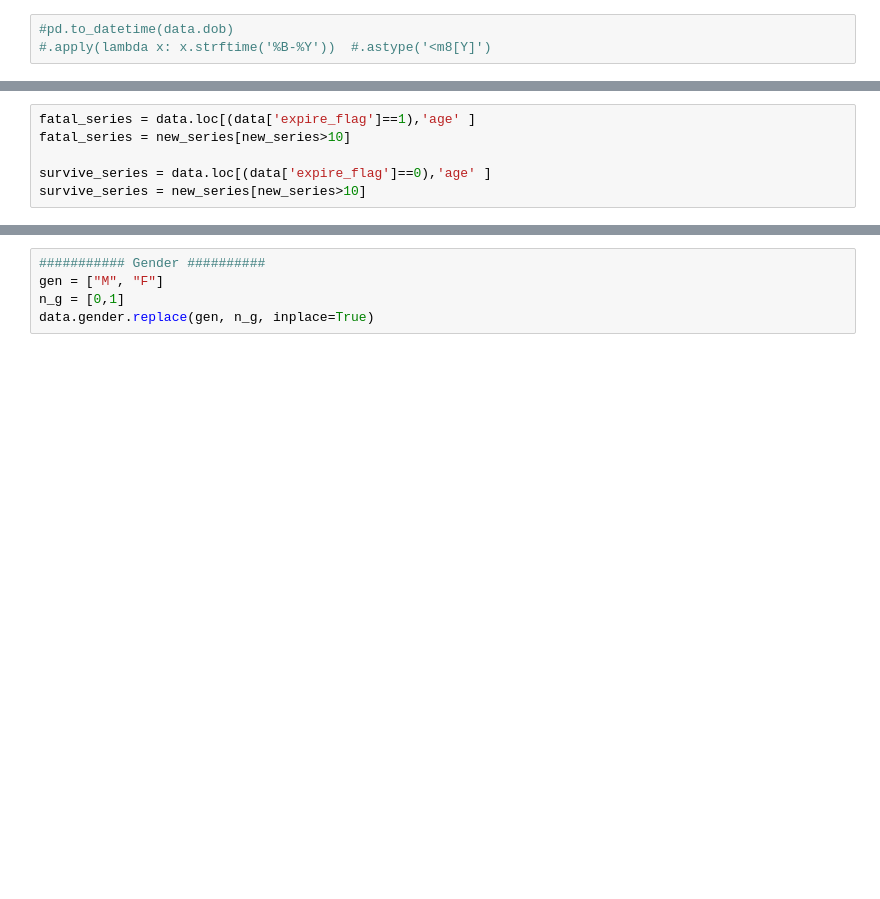
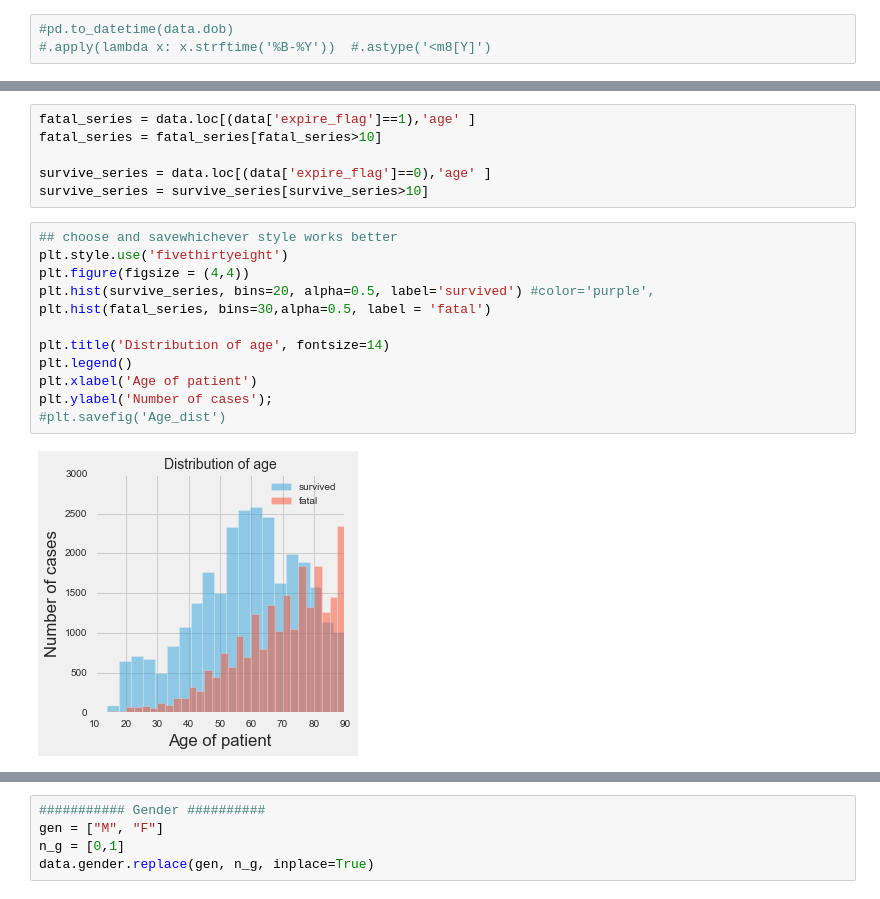
Before and after one commit to billiescodes/mortality_in_ICU, a Jupyter notebook: 01_ExploratoryAnalysis.ipynb, the cells around one changed output, grey strips where cells are left out. Drawn from its saved outputs; the diff is of its cells as text; blank space fills up the shorter version.

```diff
--- a/01_ExploratoryAnalysis.ipynb
+++ b/01_ExploratoryAnalysis.ipynb
@@ -187,7 +220,21 @@ data[data['age']<10.0]
 # %%
 fatal_series = data.loc[(data['expire_flag']==1),'age' ]
-fatal_series = new_series[new_series>10]
+fatal_series = fatal_series[fatal_series>10]
 
 survive_series = data.loc[(data['expire_flag']==0),'age' ]
-survive_series = new_series[new_series>10]
+survive_series = survive_series[survive_series>10]
+# %%
+## choose and savewhichever style works better
+plt.style.use('fivethirtyeight')
+plt.figure(figsize = (4,4))
+plt.hist(survive_series, bins=20, alpha=0.5, label='survived') #color='purple',
+plt.hist(fatal_series, bins=30,alpha=0.5, label = 'fatal')
+
+plt.title('Distribution of age', fontsize=14)
+plt.legend()
+plt.xlabel('Age of patient')
+plt.ylabel('Number of cases');
+#plt.savefig('Age_dist')
+# %% [output]
+[figure, added]
 # %%
```
Also changed, not shown: parts of 20 cells of this notebook.
